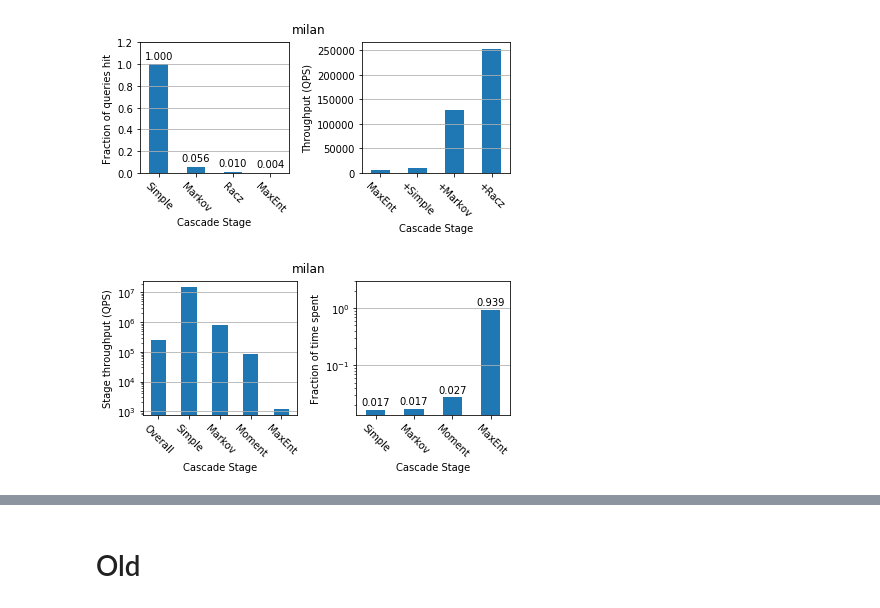
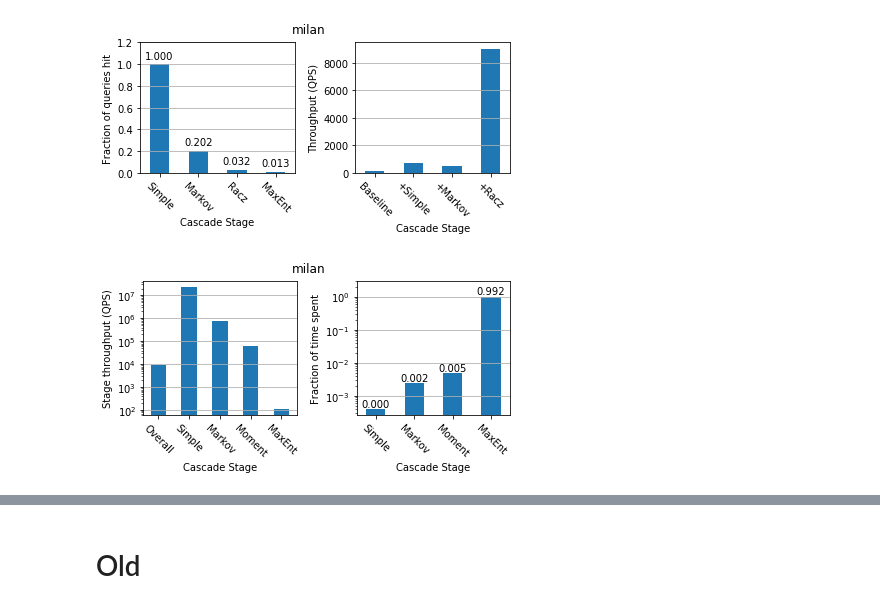
Before and after one commit to stanford-futuredata/msketch, a Jupyter notebook: analysis/Cascades Benchmark.ipynb, the cells around one changed output, grey strips where cells are left out. Saved outputs shown, nothing was run; the diff lists cells and outputs as text; code cells hidden in the pictures.

```diff
--- a/analysis/Cascades Benchmark.ipynb
+++ b/analysis/Cascades Benchmark.ipynb
@@ -31,7 +31,7 @@ def plot_data(filter_data, throughput_data, title):
 
     ### Throughput ###
     ax = axs[1]
-    index = ['MaxEnt','+Simple','+Markov','+Racz']
+    index = ['Baseline','+Simple','+Markov','+Racz']
     data = {'amount': throughput_data}
     trans = pd.DataFrame(data=data,index=index)
 
@@ -107,13 +101,15 @@ plot_data(filter_data, throughput_data, 'Milan')
 # %%
-results = pd.read_csv("../javamsketch/results/cascade_milan.csv")
+# results = pd.read_csv("../javamsketch/results/cascade_milan_1519110778.csv")
+# results = pd.read_csv("../javamsketch/results/cascade_milan_1519168350.csv")
+results = pd.read_csv("../javamsketch/results/cascade_milan_1519249176.csv")
 cRow = results[(results['simple'] == True) & (results['markov'] == True) & (results['racz'] == True)]
 filter_data = cRow[['simple_hit', 'markov_hit', 'racz_hit', 'maxent_hit']].squeeze().tolist()
-lesion_data = results.loc[:,'overall_throughput'].tolist()
+lesion_data = results.loc[:,'overall_throughput'].dropna().tolist()
 throughput_data = cRow[['overall_throughput', 'simple_throughput', 'markov_throughput', 'racz_throughput', 'maxent_throughput']].squeeze().tolist()
 throughput_data = [float(t) for t in throughput_data]
 time_data = cRow[['simple_time', 'markov_time', 'racz_time', 'maxent_time']].squeeze().tolist()
 plot_data(filter_data, lesion_data, "milan")
 plot_data_2(throughput_data, time_data, "milan")
 # %% [output]
-[figure, old version]
+[figure, new version]
-[figure, old version]
+[figure, new version]
```
Also changed, not shown: parts of 6 cells of this notebook.
